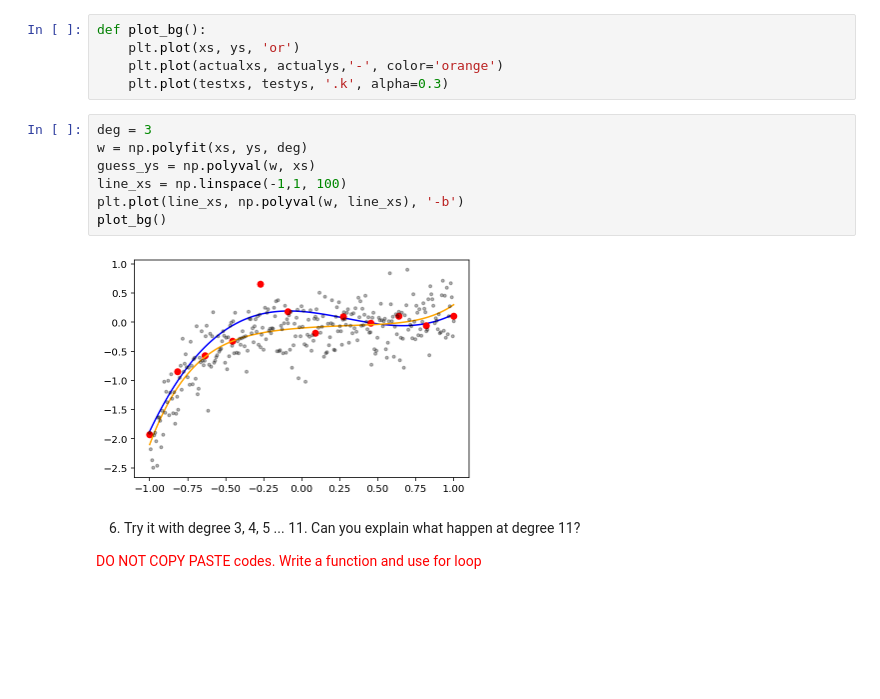
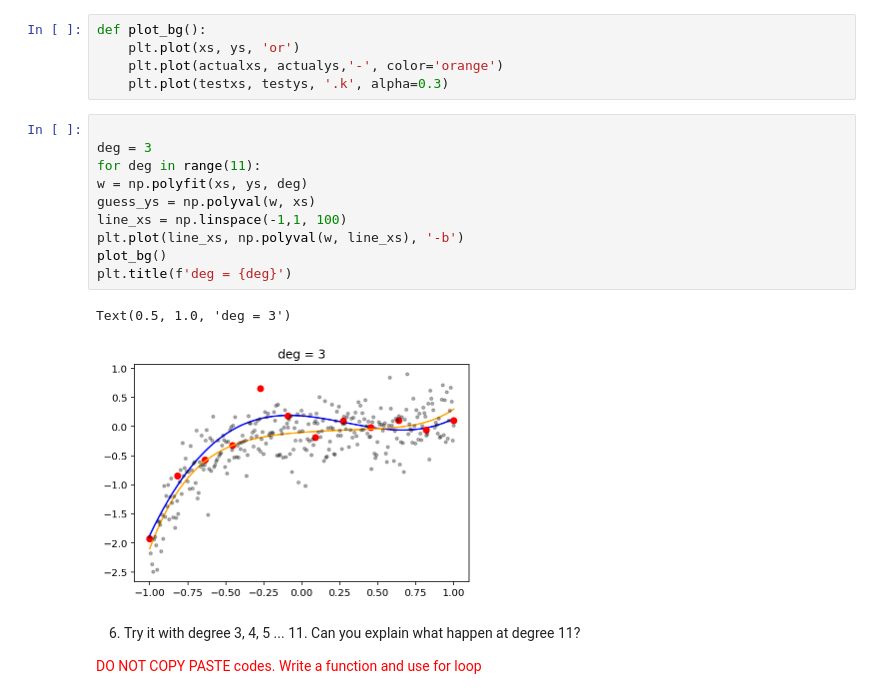
Before and after one commit to muic-pattern-rekt-2018/Exercise03-Generalization-Regularization, a Jupyter notebook: Exercise 03 Generalization and Regularization.ipynb, the cells around one changed output. Drawn from its saved outputs; the diff is of its cells as text; blank space fills up the shorter version.

```diff
--- a/Exercise 03 Generalization and Regularization.ipynb
+++ b/Exercise 03 Generalization and Regularization.ipynb
@@ -95,14 +95,18 @@ def plot_bg():
     plt.plot(actualxs, actualys,'-', color='orange')
     plt.plot(testxs, testys, '.k', alpha=0.3)
 # %%
+
 deg = 3
+for deg in range(11):
 w = np.polyfit(xs, ys, deg)
 guess_ys = np.polyval(w, xs)
 line_xs = np.linspace(-1,1, 100)
 plt.plot(line_xs, np.polyval(w, line_xs), '-b')
 plot_bg()
+plt.title(f'deg = {deg}')
 # %% [output]
+Text(0.5, 1.0, 'deg = 3')
-[figure, old version]
+[figure, new version]
 # %% [markdown]
 6) Try it with degree 3, 4, 5 ... 11. Can you explain what happen at degree 11?
 
```
